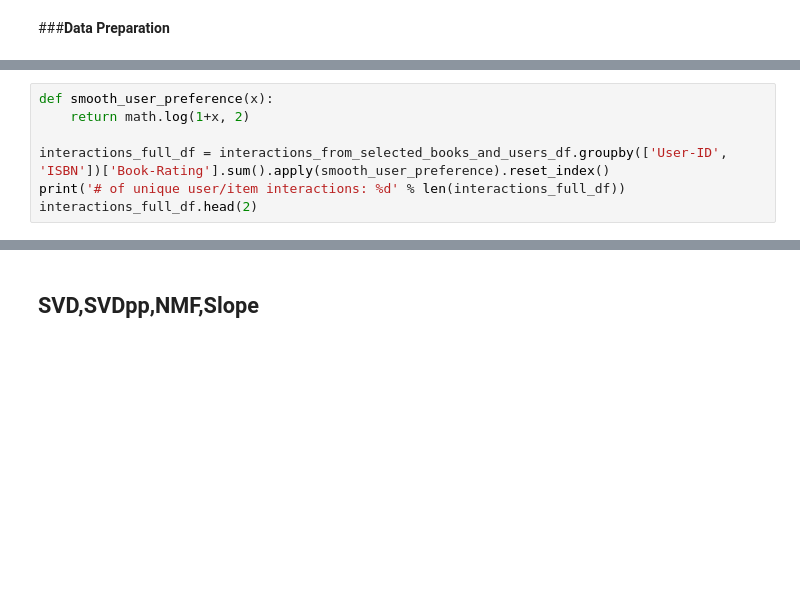
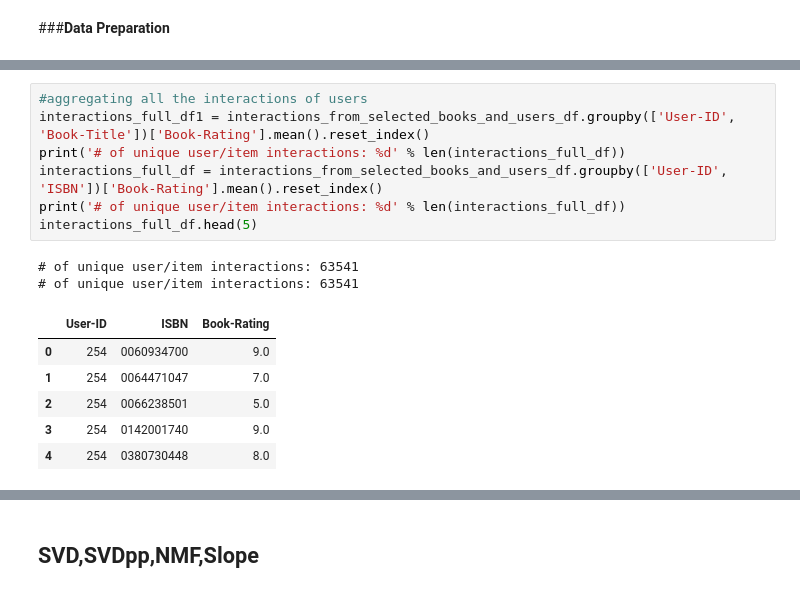
Before and after one commit to saurabhshinkar/BRS, a Jupyter notebook: Book_Recommendation_System_Saurabh_Shinkar.ipynb, the cells around one changed output, grey strips where cells are left out. Saved outputs shown, nothing was run; the diff lists cells and outputs as text; blank space fills up the shorter version.

```diff
--- a/Book_Recommendation_System_Saurabh_Shinkar.ipynb
+++ b/Book_Recommendation_System_Saurabh_Shinkar.ipynb
@@ -857,7 +691,0 @@ interactions_full_df1.head(2)
-# %%
-def smooth_user_preference(x):
-    return math.log(1+x, 2)
-
-interactions_full_df = interactions_from_selected_books_and_users_df.groupby(['User-ID', 'ISBN'])['Book-Rating'].sum().apply(smooth_user_preference).reset_index()
-print('# of unique user/item interactions: %d' % len(interactions_full_df))
-interactions_full_df.head(2)
@@ -987,0 +781,16 @@ Recommendations for movie Before and After:
+# %%
+#aggregating all the interactions of users
+interactions_full_df1 = interactions_from_selected_books_and_users_df.groupby(['User-ID', 'Book-Title'])['Book-Rating'].mean().reset_index()
+print('# of unique user/item interactions: %d' % len(interactions_full_df))
+interactions_full_df = interactions_from_selected_books_and_users_df.groupby(['User-ID', 'ISBN'])['Book-Rating'].mean().reset_index()
+print('# of unique user/item interactions: %d' % len(interactions_full_df))
+interactions_full_df.head(5)
+# %% [output]
+# of unique user/item interactions: 63541
+# of unique user/item interactions: 63541
+|  | User-ID | ISBN | Book-Rating |
+| 0 | 254 | 0060934700 | 9.0 |
+| 1 | 254 | 0064471047 | 7.0 |
+| 2 | 254 | 0066238501 | 5.0 |
+| 3 | 254 | 0142001740 | 9.0 |
+| 4 | 254 | 0380730448 | 8.0 |
```
Also changed, not shown: parts of 108 cells of this notebook.
